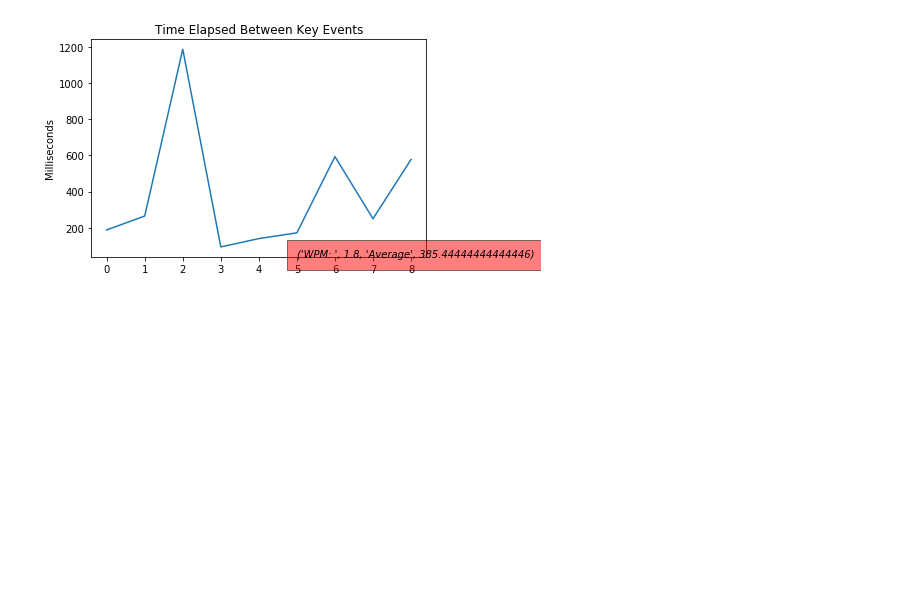
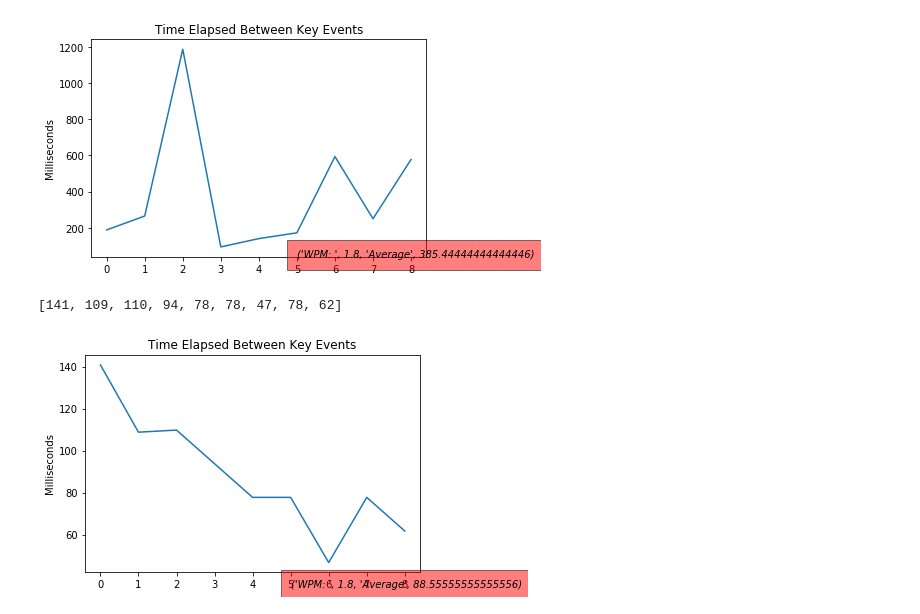
Before and after one commit to Eldar7/keystroke, a Jupyter notebook: keystroke analyse.ipynb, the cells around one changed output. Drawn from its saved outputs; the diff is of its cells as text; code cells hidden in the pictures; blank space fills up the shorter version.

```diff
--- a/keystroke analyse.ipynb
+++ b/keystroke analyse.ipynb
@@ -65,3 +65,23 @@ timeBetweenDOWNS()
 # %% [output]
 [188, 265, 1188, 94, 140, 172, 594, 250, 578]
 [figure]
+# %%
+def timeHoldingKey():
+    # Define the list first
+    time_holding_key = []
+    eventFile = open(userFilePath, "r")
+    eventList = json.loads(eventFile.read())
+    ups = ([(etype, etime) for keyname, etype, etime in eventList[0] if etype == "Up"])
+    downs = ([(etype, etime) for keyname, etype, etime in eventList[0] if etype == "Down"])
+    while len(downs) > 1:
+        downTime = downs.pop(0)[1] #Get the time from the tuple
+        holdTime = ups.pop(0)[1] - downTime
+        time_holding_key.append(holdTime)
+        #average = numpy.mean(time_between_downs)
+    print(time_holding_key)
+    plotGraph(time_holding_key)
+# %%
+timeHoldingKey()
+# %% [output]
+[141, 109, 110, 94, 78, 78, 47, 78, 62]
+[figure, added]
```
Also changed, not shown: 3 other files.
